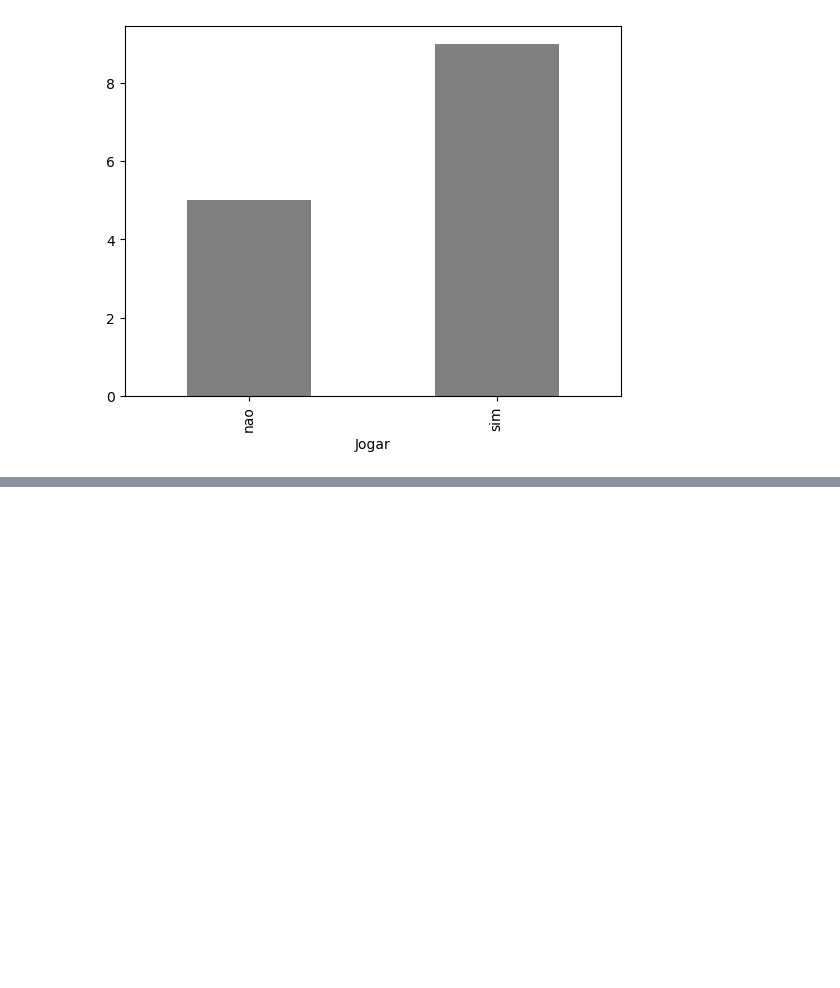
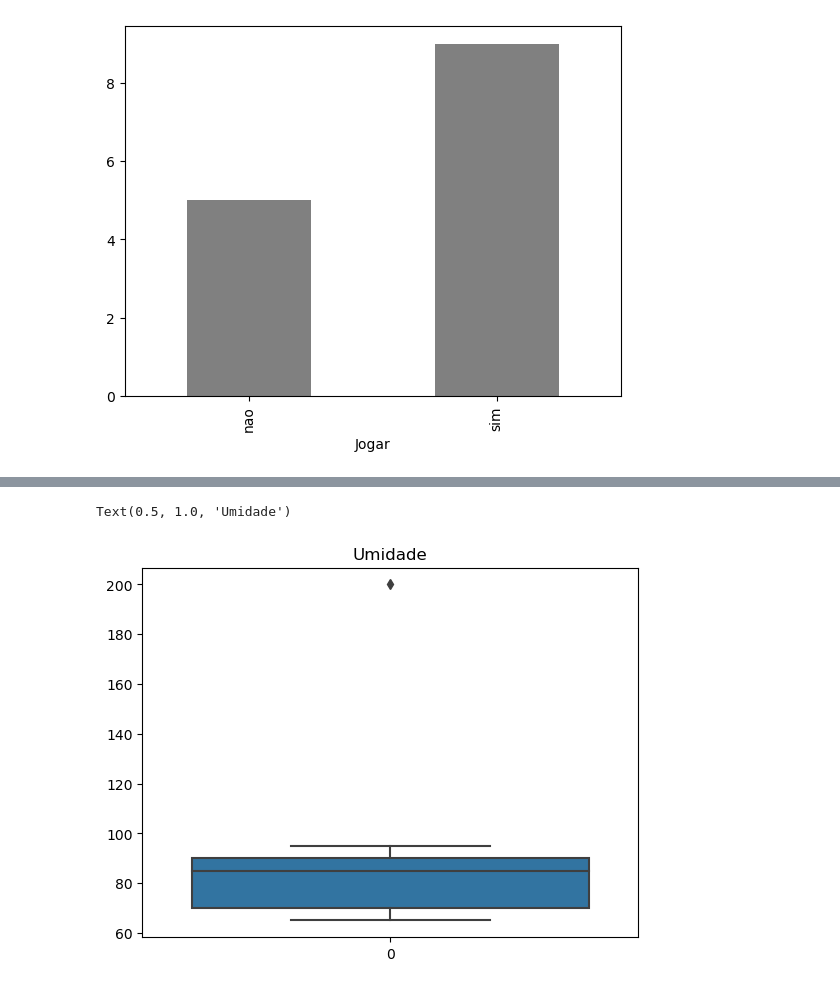
Before and after one commit to RodrigoD4v/Limpeza-Tratamento-Dados, a Jupyter notebook: notebooks/limpeza_tratamento.ipynb, the cells around one changed output, grey strips where cells are left out. Drawn from its saved outputs; the diff is of its cells as text; code cells hidden in the pictures; blank space fills up the shorter version.

```diff
--- a/notebooks/limpeza_tratamento.ipynb
+++ b/notebooks/limpeza_tratamento.ipynb
@@ -78,0 +96,5 @@ group.plot.bar(color ='gray')
+# %%
+srs.boxplot(dataset['Umidade']).set_title('Umidade')
+# %% [output]
+Text(0.5, 1.0, 'Umidade')
+[figure, added]
```
Also changed, not shown: parts of 6 cells of this notebook.
